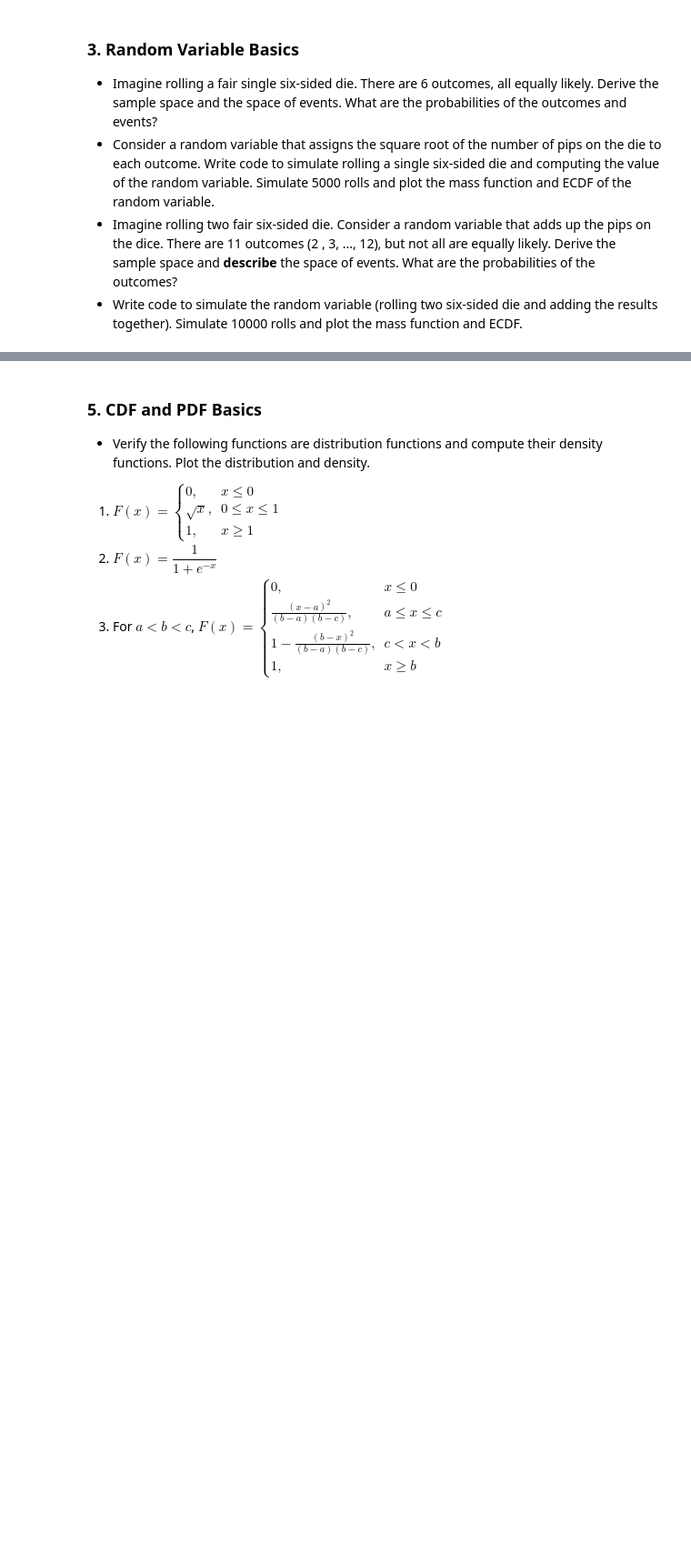
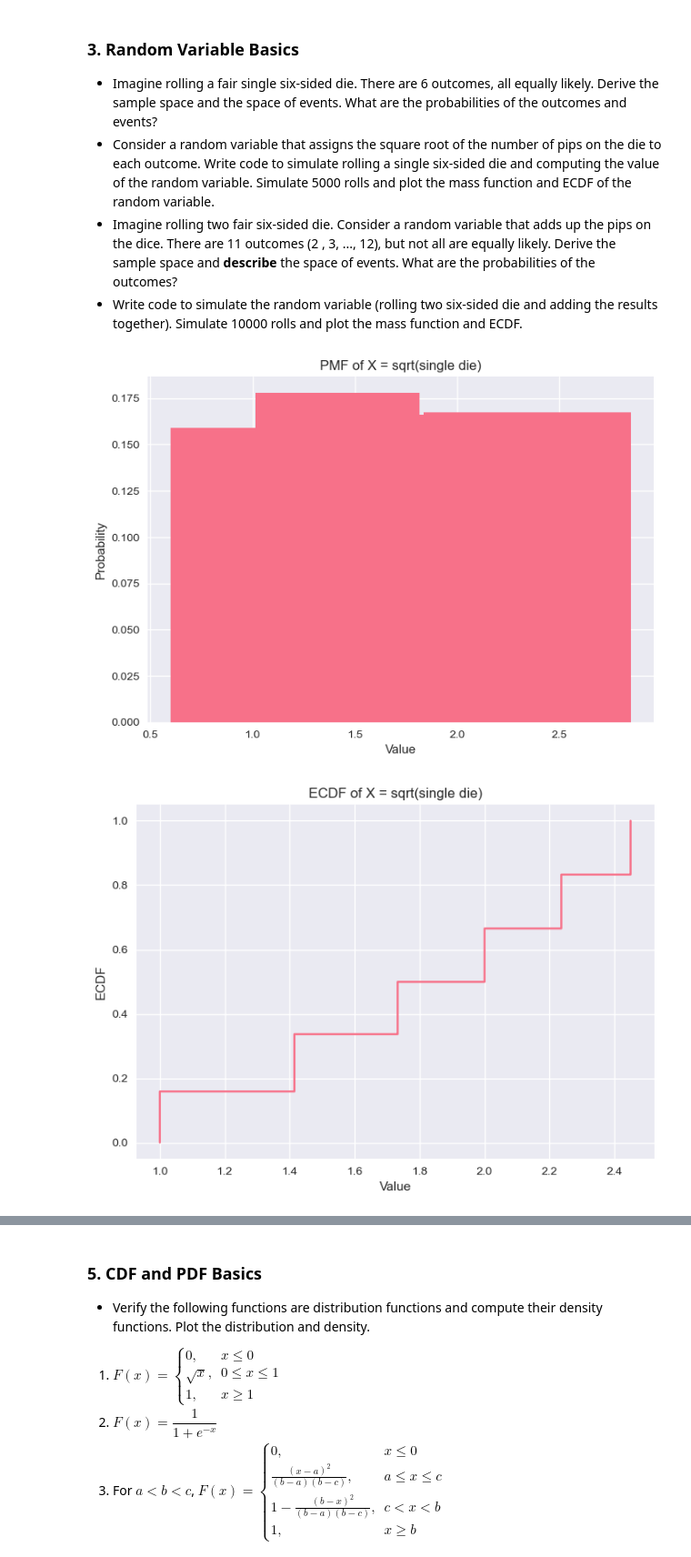
Before and after one commit to shawn01-kubo/DS-5030-Assignment6, a Jupyter notebook: assignment_6.ipynb, the cells around one changed output, grey strips where cells are left out. Shown at 91% size. Drawn from its saved outputs; the diff is of its cells as text; code cells hidden in the pictures; blank space fills up the shorter version.

```diff
--- a/assignment_6.ipynb
+++ b/assignment_6.ipynb
@@ -24,3 +24,12 @@
 - What about rolling the **THREE**-sided die twice, and adding the results? Don't write down the set of all the possible events, but describe briefly what it looks like and how large it is. (Hint: There are 5 outcomes, and $2^{5}=32$ possible events.)
 
 Obviously, a "three-sided die" doesn't exist, but this keeps you from spending a lot of time suffering in working out sets of events.
+# %%
+import numpy as np
+import matplotlib.pyplot as plt
+import seaborn as sns
+from collections import Counter
+from math import sqrt
+
+plt.style.use('seaborn-v0_8')
+sns.set_palette("husl")
@@ -32,3 +140,70 @@ Obviously, a "three-sided die" doesn't exist, but this keeps you from spending a
 - Consider a random variable that assigns the square root of the number of pips on the die to each outcome. Write code to simulate rolling a single six-sided die and computing the value of the random variable. Simulate 5000 rolls and plot the mass function and ECDF of the random variable.
 - Imagine rolling two fair six-sided die. Consider a random variable that adds up the pips on the dice. There are 11 outcomes (2 , 3, ..., 12), but not all are equally likely. Derive the sample space and **describe** the space of events. What are the probabilities of the outcomes?
 - Write code to simulate the random variable (rolling two six-sided die and adding the results together). Simulate 10000 rolls and plot the mass function and ECDF.
+# %%
+import numpy as np
+import matplotlib.pyplot as plt
+
+# ============================
+# Single die: X = sqrt(roll)
+# ============================
+n1 = 5000
+rolls1 = np.random.randint(1, 7, size=n1)  # random integers 1–6
+X = np.sqrt(rolls1)
+
+# PMF (probability mass function)
+unique_vals, counts = np.unique(X, return_counts=True)
+pmf = counts / n1
+
+plt.figure()
+plt.bar(unique_vals, pmf)
+plt.title("PMF of X = sqrt(single die)")
+plt.xlabel("Value")
+plt.ylabel("Probability")
+plt.show()
+
+# ECDF
+x_sorted = np.sort(X)
+ecdf = np.arange(1, n1 + 1) / n1
+
+plt.figure()
+plt.step(x_sorted, ecdf, where="post")
+plt.title("ECDF of X = sqrt(single die)")
+plt.xlabel("Value")
+plt.ylabel("ECDF")
+plt.show()
+
+
+# ============================
+# Two dice: Y = sum(die1 + die2)
+# ============================
+n2 = 10000
+die1 = np.random.randint(1, 7, size=n2)
+die2 = np.random.randint(1, 7, size=n2)
+Y = die1 + die2
+
+# PMF
+unique_sums, counts_sums = np.unique(Y, return_counts=True)
+pmf_sums = counts_sums / n2
+
+plt.figure()
+plt.bar(unique_sums, pmf_sums)
+plt.title("PMF of Y = sum(two dice)")
+plt.xlabel("Sum of two dice")
+plt.ylabel("Probability")
+plt.xticks(unique_sums)
+plt.show()
+
+# ECDF
+y_sorted = np.sort(Y)
+ecdf2 = np.arange(1, n2 + 1) / n2
+
+plt.figure()
+plt.step(y_sorted, ecdf2, where="post")
+plt.title("ECDF of Y = sum(two dice)")
+plt.xlabel("Sum of two dice")
+plt.ylabel("ECDF")
+plt.show()
+# %% [output]
+[figure, added]
+[figure, added]
```
Also changed, not shown: parts of 6 cells of this notebook.
